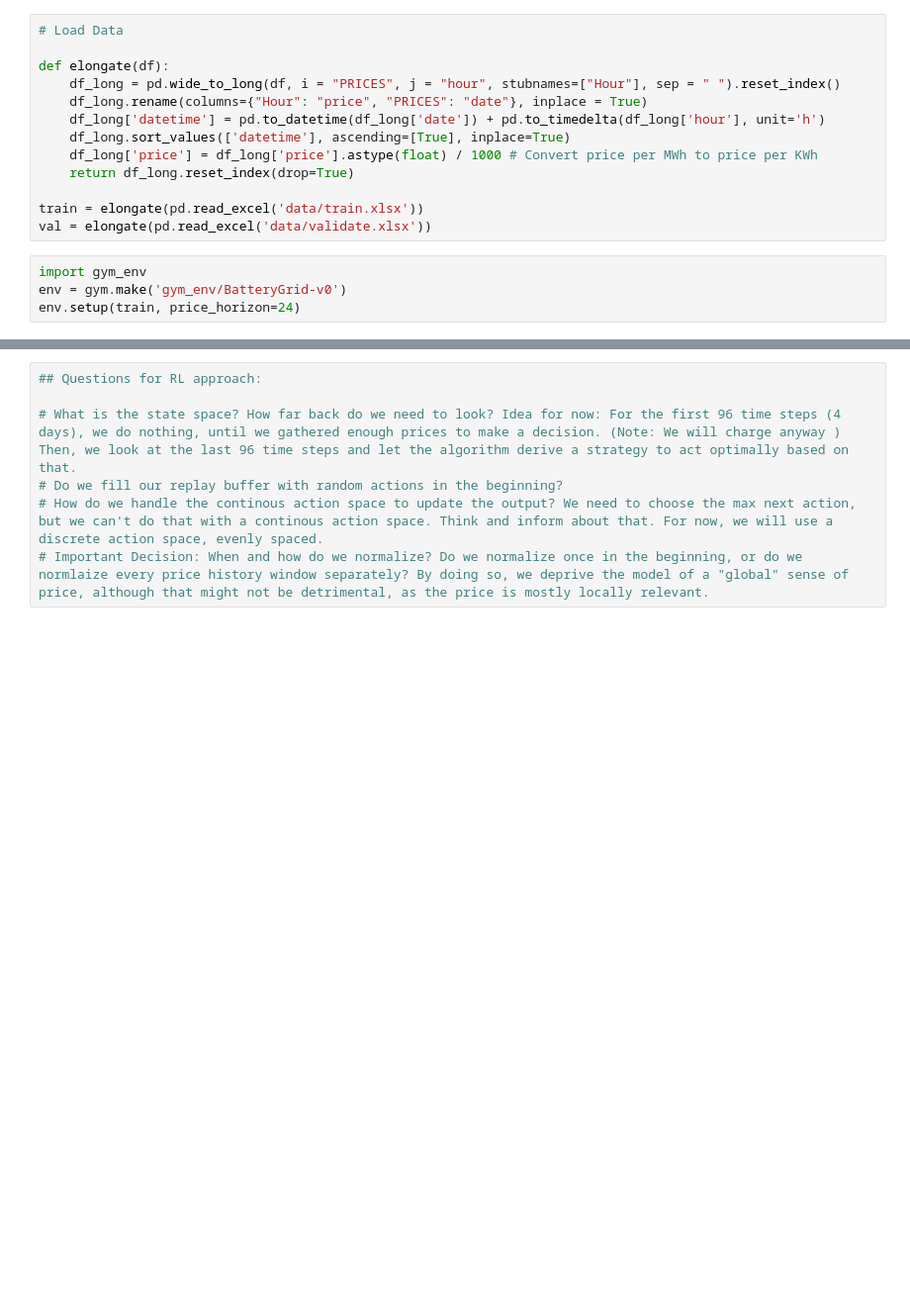
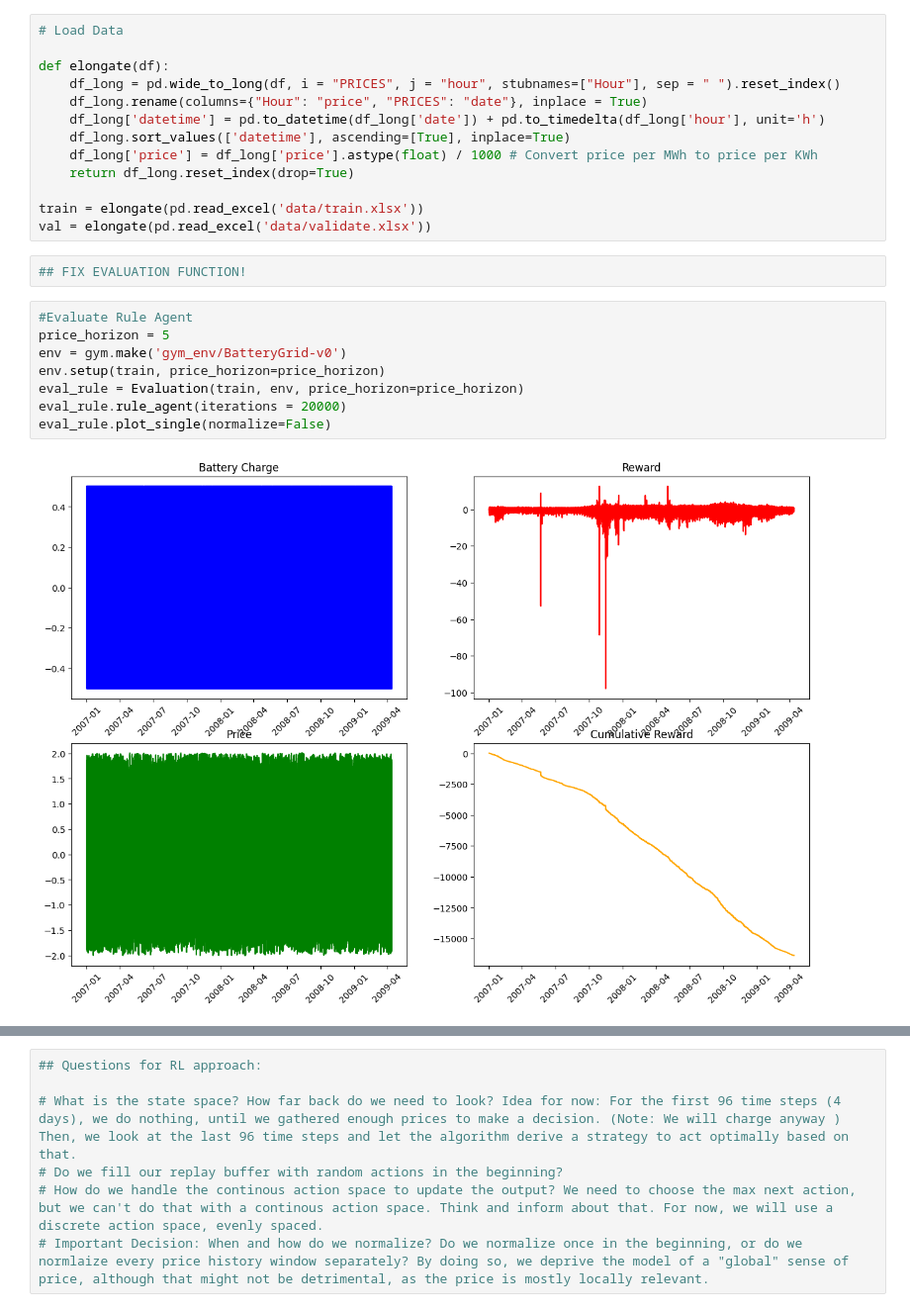
Before and after one commit to MaxFeucht/BatteryGrid, a Jupyter notebook: PRL.ipynb, the cells around one changed output, grey strips where cells are left out. Shown at 99% size. Cells and saved outputs as stored; diff of their text form; blank space fills up the shorter version.

```diff
--- a/PRL.ipynb
+++ b/PRL.ipynb
@@ -54,7 +52,15 @@ def elongate(df):
 
 train = elongate(pd.read_excel('data/train.xlsx'))
 val = elongate(pd.read_excel('data/validate.xlsx'))
+# %%
+## FIX EVALUATION FUNCTION!
 # %%
-import gym_env
+#Evaluate Rule Agent
+price_horizon = 5
 env = gym.make('gym_env/BatteryGrid-v0')
-env.setup(train, price_horizon=24)
+env.setup(train, price_horizon=price_horizon)
+eval_rule = Evaluation(train, env, price_horizon=price_horizon)
+eval_rule.rule_agent(iterations = 20000)
+eval_rule.plot_single(normalize=False)
+# %% [output]
+[figure, added]
```
Also changed, not shown: parts of 9 cells of this notebook, 5 other files.
